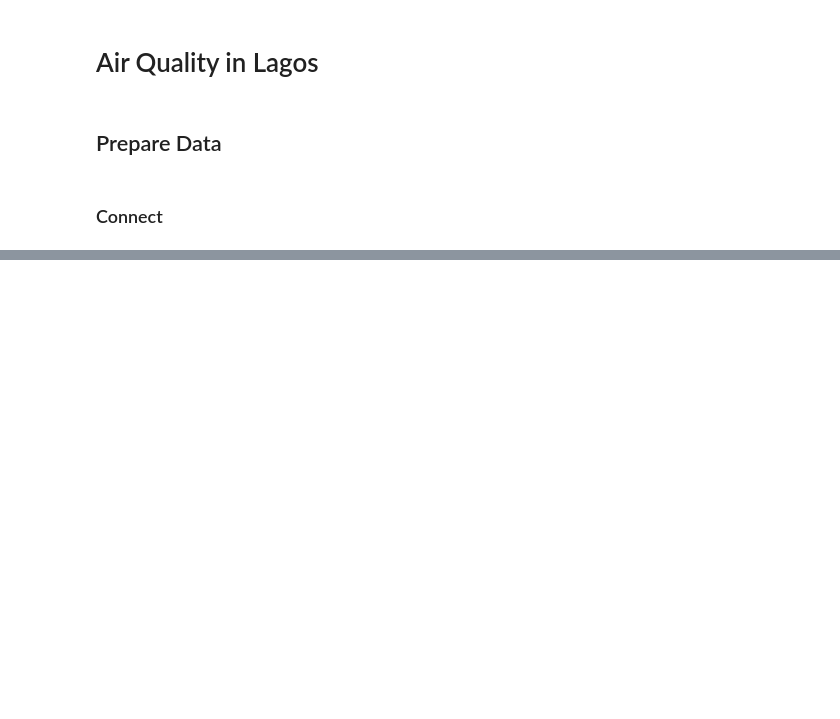
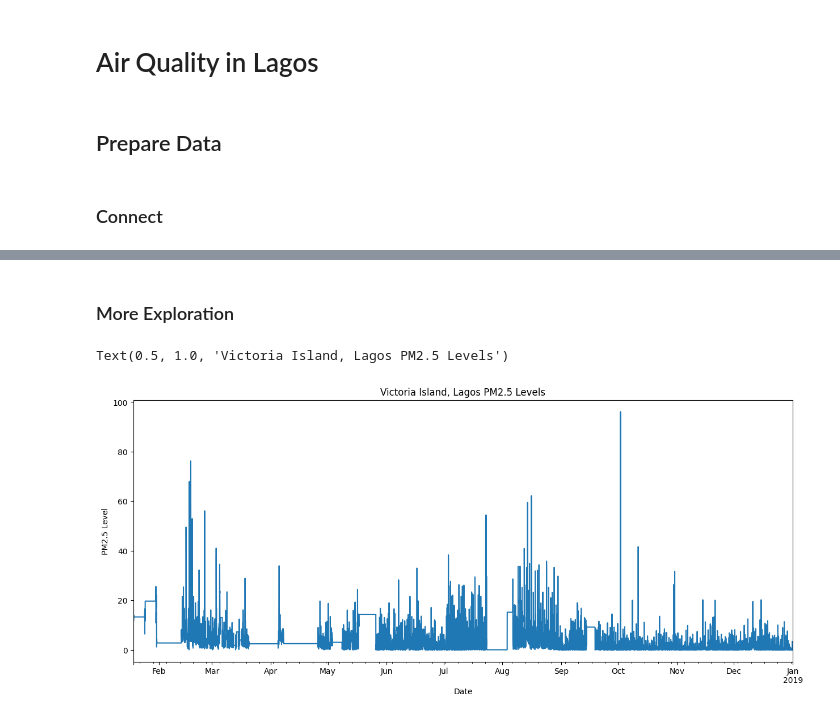
Before and after one commit to noelogbuagu/Data_Science_Portfolio, a Jupyter notebook: Air Quality In Lagos/notebook.ipynb, the cells around one changed output, grey strips where cells are left out. Drawn from its saved outputs; the diff is of its cells as text; code cells hidden in the pictures; blank space fills up the shorter version.

```diff
--- a/Air Quality In Lagos/notebook.ipynb
+++ b/Air Quality In Lagos/notebook.ipynb
@@ -33,0 +39,5 @@ ServerSelectionTimeoutError: localhost:27017: [Errno 61] Connection refused, Tim
+# %%
+# assign collection in db to lagos_vi
+lagos_vi = db["Victoria-Island-Lagos"]
+# count the number of documents in collection
+lagos_vi.count_documents({})
@@ -33,0 +81,27 @@ ServerSelectionTimeoutError: localhost:27017: [Errno 61] Connection refused, Tim
+# %%
+def wrangle(collection, resample_rule="1H"):
+
+    # Query collection for sensor values and timestamp
+    results = collection.find(
+        {"location": 3, "value_type": "P2"},
+        projection={"value": 1, "timestamp": 1, "_id": 0},
+    )
+
+    # Read results into DataFrame
+    df = pd.DataFrame(list(results)).set_index("timestamp")
+
+    # Localize timezone
+    df.index = df.index.tz_localize("UTC").tz_convert("Africa/Lagos")
+
+    # Remove outliers
+    df = df[df["value"] <= 100]
+
+    # # Resample and forward-fill
+    y = df["value"].resample(resample_rule).mean().fillna(method='ffill')
+
+    return y
+# %%
+# apply wrangle function to collection
+y = wrangle(lagos_vi)
+# show first 5 entries
+y.head()
@@ -33,0 +116,14 @@ ServerSelectionTimeoutError: localhost:27017: [Errno 61] Connection refused, Tim
+# %% [markdown]
+### More Exploration
+# %%
+# create time series plot of PM2.5 readings on y
+fig, ax = plt.subplots(figsize=(15, 6))
+
+y.plot(ax=ax)
+
+plt.xlabel("Date")
+plt.ylabel("PM2.5 Level")
+plt.title("Victoria Island, Lagos PM2.5 Levels")
+# %% [output]
+Text(0.5, 1.0, 'Victoria Island, Lagos PM2.5 Levels')
+[figure, added]
```
Also changed, not shown: parts of 14 cells of this notebook.
